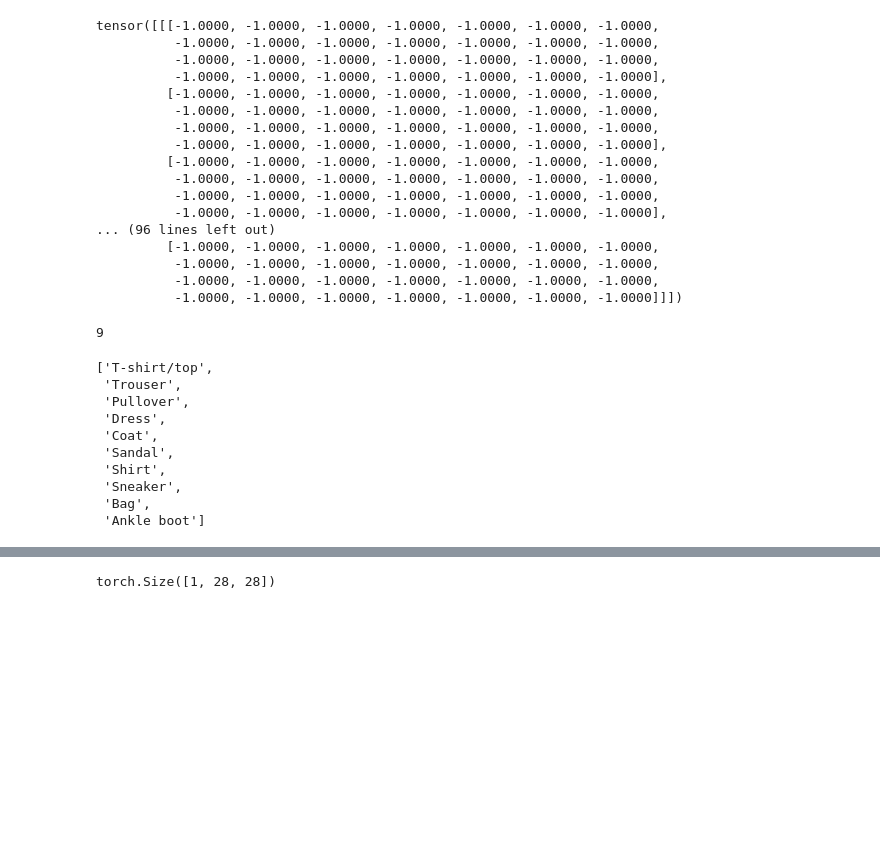
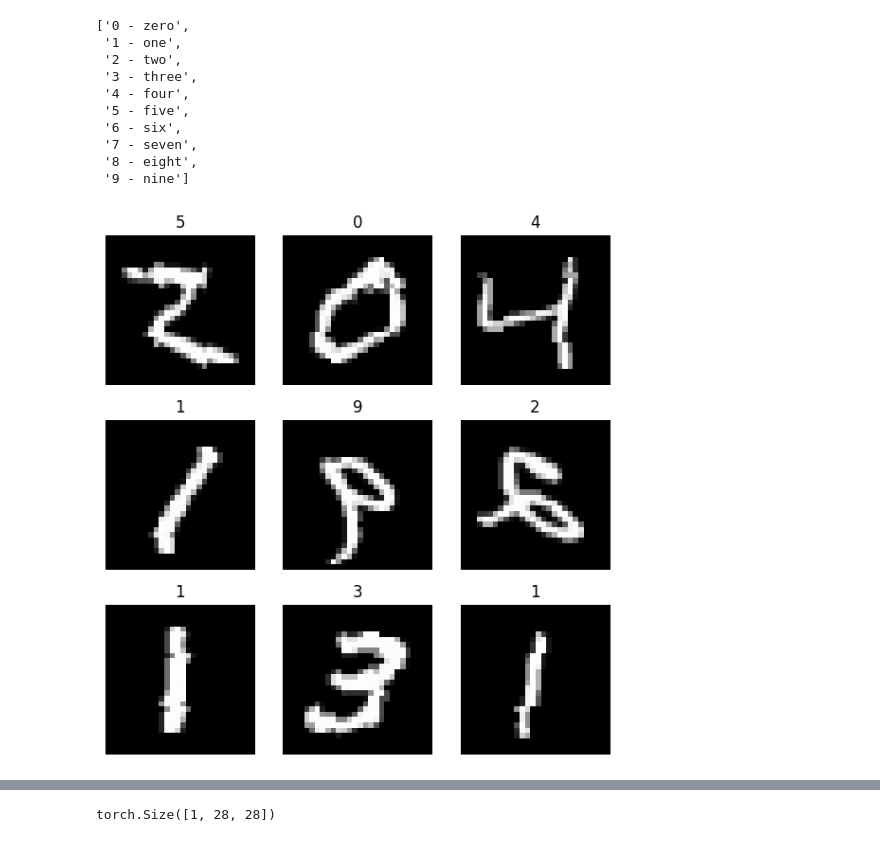
Before and after one commit to etanami-obaro/deep-learning-exercises, a Jupyter notebook: mnist.ipynb, the cells around one changed output, grey strips where cells are left out. Cells and saved outputs as stored; diff of their text form; code cells hidden in the pictures; blank space fills up the shorter version.

```diff
--- a/mnist.ipynb
+++ b/mnist.ipynb
@@ -19,63 +24,50 @@ transform_test = transforms.Compose([
     transforms.Normalize((0.5,), (0.5,))
 ])
 # %%
-# setup training data
-train_data = datasets.FashionMNIST(
-    root="data",
+train_data = datasets.MNIST(
+    root="datas",
     train=True,
-    download="True",
-    transform = transform_train,
+    transform=transform_train,
+    download=True
 
 )
 
-test_data = datasets.FashionMNIST(
-    root="data",
+test_data = datasets.MNIST(
+    root="datas",
     train=False,
-    download="True",
     transform=transform_test,
-
+    download=True
 )
-# %%
-image, label = train_data[0]
-# %%
-image
-# %% [output]
-tensor([[[-1.0000, -1.0000, -1.0000, -1.0000, -1.0000, -1.0000, -1.0000,
-          -1.0000, -1.0000, -1.0000, -1.0000, -1.0000, -1.0000, -1.0000,
-          -1.0000, -1.0000, -1.0000, -1.0000, -1.0000, -1.0000, -1.0000,
-          -1.0000, -1.0000, -1.0000, -1.0000, -1.0000, -1.0000, -1.0000],
-         [-1.0000, -1.0000, -1.0000, -1.0000, -1.0000, -1.0000, -1.0000,
-          -1.0000, -1.0000, -1.0000, -1.0000, -1.0000, -1.0000, -1.0000,
-          -1.0000, -1.0000, -1.0000, -1.0000, -1.0000, -1.0000, -1.0000,
-          -1.0000, -1.0000, -1.0000, -1.0000, -1.0000, -1.0000, -1.0000],
-         [-1.0000, -1.0000, -1.0000, -1.0000, -1.0000, -1.0000, -1.0000,
-          -1.0000, -1.0000, -1.0000, -1.0000, -1.0000, -1.0000, -1.0000,
-          -1.0000, -1.0000, -1.0000, -1.0000, -1.0000, -1.0000, -1.0000,
-          -1.0000, -1.0000, -1.0000, -1.0000, -1.0000, -1.0000, -1.0000],
-... (96 lines left out)
-         [-1.0000, -1.0000, -1.0000, -1.0000, -1.0000, -1.0000, -1.0000,
-          -1.0000, -1.0000, -1.0000, -1.0000, -1.0000, -1.0000, -1.0000,
-          -1.0000, -1.0000, -1.0000, -1.0000, -1.0000, -1.0000, -1.0000,
-          -1.0000, -1.0000, -1.0000, -1.0000, -1.0000, -1.0000, -1.0000]]])
-# %%
-label
-# %% [output]
-9
 # %%
 names = train_data.classes
 # %%
 names
 # %% [output]
-['T-shirt/top',
- 'Trouser',
- 'Pullover',
- 'Dress',
- 'Coat',
- 'Sandal',
- 'Shirt',
- 'Sneaker',
- 'Bag',
- 'Ankle boot']
+['0 - zero',
+ '1 - one',
+ '2 - two',
+ '3 - three',
+ '4 - four',
+ '5 - five',
+ '6 - six',
+ '7 - seven',
+ '8 - eight',
+ '9 - nine']
+# %%
+fig, axes = plt.subplots(3, 3, figsize=(6, 6))
+
+for i, ax in enumerate(axes.flat):
+    img, label=train_data[i]
+
+    ax.imshow(img.squeeze(), cmap="gray")
+    ax.set_title(label)
+    ax.axis("off")
+
+
+plt.tight_layout()
+plt.tight_layout()
+# %% [output]
+[figure, added]
 # %%
 from torch.utils.data import DataLoader
 # %%
```
Also changed, not shown: parts of 14 cells of this notebook.
